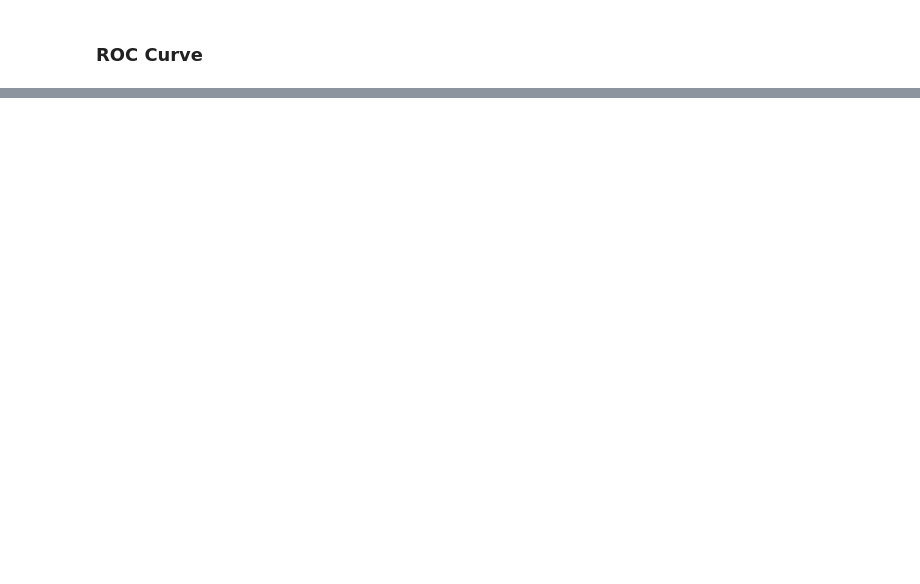
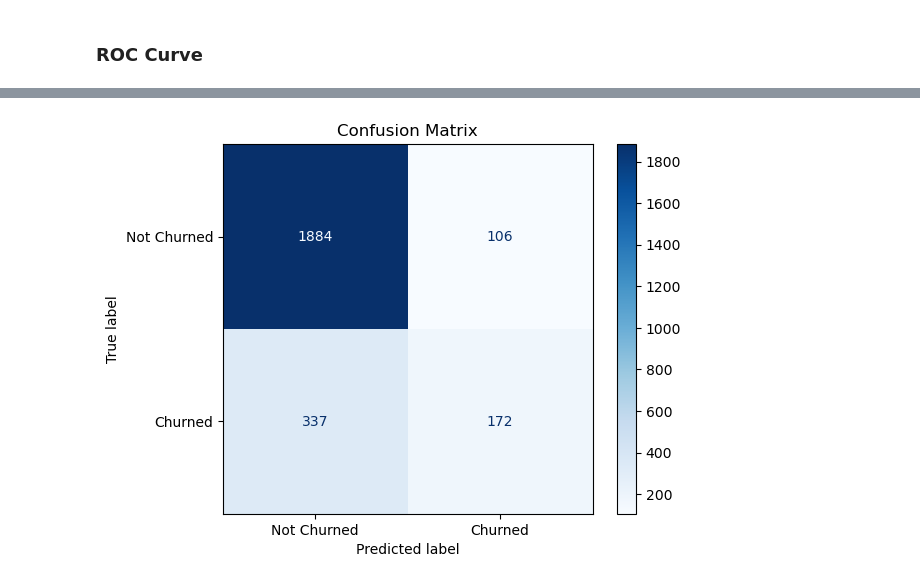
Before and after one commit to mpabbathi/churn-orbit, a Jupyter notebook: Models.ipynb, the cells around one changed output, grey strips where cells are left out. Saved outputs shown, nothing was run; the diff lists cells and outputs as text; code cells hidden in the pictures; blank space fills up the shorter version.

```diff
--- a/Models.ipynb
+++ b/Models.ipynb
@@ -336,0 +425,16 @@ plt.show()
+# %%
+y_pred_rf_test = rf_best_model.predict(X_test)
+
+# Confusion Matrix
+cm_rf = confusion_matrix(y_test, y_pred_rf_test)
+print("Confusion Matrix:")
+print(cm_rf)
+
+# Classification Report
+print("\nClassification Report:")
+print(classification_report(y_test, y_pred_rf_test))
+
+# AUC
+y_pred_rf_proba_test = rf_best_model.predict_proba(X_test)[:, 1]
+auc_rf_test = roc_auc_score(y_test, y_pred_rf_proba_test)
+print(f"Test AUC: {auc_rf_test:.4f}")
@@ -336,0 +457,7 @@ plt.show()
+# %%
+disp = ConfusionMatrixDisplay(confusion_matrix=cm_rf, display_labels=['Not Churned', 'Churned'])
+disp.plot(cmap='Blues', values_format='d')
+plt.title("Confusion Matrix")
+plt.show()
+# %% [output]
+[figure, added]
```
Also changed, not shown: parts of 18 cells of this notebook.
